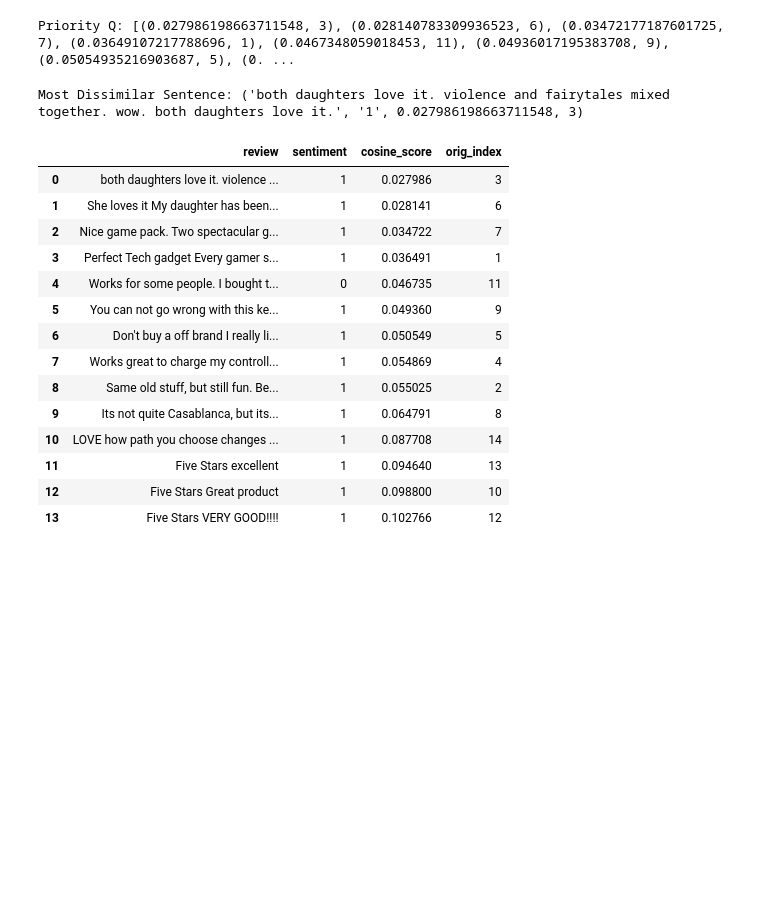
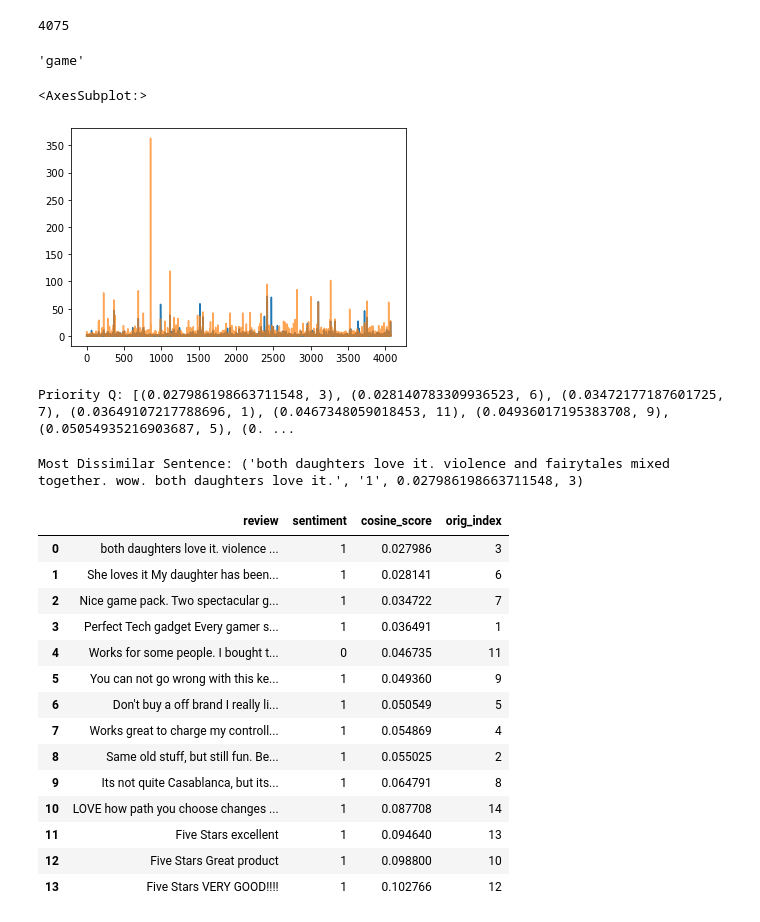
Before and after one commit to dmdequin/sentiment_analysis, a Jupyter notebook: code/cosine_and_kl.ipynb, the cells around one changed output. Drawn from its saved outputs; the diff is of its cells as text; code cells hidden in the pictures; blank space fills up the shorter version.

```diff
--- a/code/cosine.ipynb
+++ b/code/cosine_and_kl.ipynb
@@ -43,11 +41,17 @@ len(X_1), len(X_2)
 # %%
 stop_words = set(stopwords.words('english'))
+punct = list(string.punctuation)
 
 # Tokenize each review and lowercase everything
 corp_1 = []
 for i in range(len(X_1)):
     row = X_1.iloc[i]['review']
     token_review = word_tokenize(row)
-    filtered = [w.lower() for w in token_review if not w.lower() in stop_words]
-    corp_1.append(filtered)
-#print(f"First Corpus: {corp_1[0]}")
+    filtered = [corp_1.append(w.lower()) for w in token_review if not w.lower() in stop_words and not w.lower() in punct]
+    #corp_1.append(filtered)
+all_words = list(set(corp_1))
+
+#corp_1
+#words
+len(all_words)
+#all_words
@@ -70,27 +60,51 @@ length of corpus: 15
 # %%
 corp_2 = []
-avg_sims = [] # array of averages
 for i in range(1,len(X_2)):
     row = X_2.iloc[i]['review']
     token_review = word_tokenize(row)
-    filtered = [w.lower() for w in token_review if not w.lower() in stop_words]
-    #tokenized = [w.lower() for w in word_tokenize(row)] # Tokenize each review and lowercase everything
-    query_doc_bow = dictionary.doc2bow(filtered) # update an existing dictionary and create bag of words
-    corp_2.append(filtered)
+    filtered = [corp_2.append(w.lower()) for w in token_review if not w.lower() in stop_words and not w.lower() in punct]
 
-    # perform a similarity query against the corpus
-    query_doc_tf_idf = tf_idf[query_doc_bow]
-
-    doc_sim = sims[query_doc_tf_idf]
-    # print(document_number, document_similarity)
-    #print('Comparing Result:', doc_sim)
-    #print(f"Document Similarity: {doc_sim}")
-
-    # Average Similarity score
-    sum_of_sims =(np.sum(doc_sim, dtype=np.float32))
-    sim_ave = sum_of_sims/len(corp_1)
-    avg_sims.append((sim_ave, i))
-
-    #print(f"Average Similarity: {sim_ave}")
-
-#print(f"\nSecond corpus: {corp_2[0]}")
+all_words = all_words + corp_2
+all_words = list(set(all_words))
+len(all_words)
+# %% [output]
+4075
+# %%
+# Dictionary of word to index
+word_to_idx = {}
+idx_to_word = {}
+
+# size of corpses
+count_corp1 = len(corp_1)
+count_corp2 = len(corp_2)
+
+# Initialize Dictionaries for both corpus
+dict_1 = {}
+for i in range(len(all_words)):
+    word_to_idx[all_words[i]] = i
+    idx_to_word[i] = all_words[i]
+    dict_1[word_to_idx[all_words[i]]] = 0
+
+dict_2 = {}
+for i in all_words:
+    dict_2[word_to_idx[i]] = 0
+
+# get word count for corpus 1
+for i in corp_1:
+    dict_1[word_to_idx[i]] += 1
+
+# get word count for corpus 2
+for i in corp_2:
+    dict_2[word_to_idx[i]] += 1
+# %%
+max_value = max(dict_2.values())  # maximum value
+max_keys = [k for k, v in dict_2.items() if v == max_value]
+idx_to_word[max_keys[0]]
+# %% [output]
+'game'
+# %%
+sns.lineplot(x=list(dict_1.keys()),y=dict_1.values())
+sns.lineplot(x=list(dict_2.keys()),y=dict_2.values(), alpha=.7)
+# %% [output]
+<AxesSubplot:>
+[figure, added]
```
Also changed, not shown: parts of 8 cells of this notebook, 2 other files.
